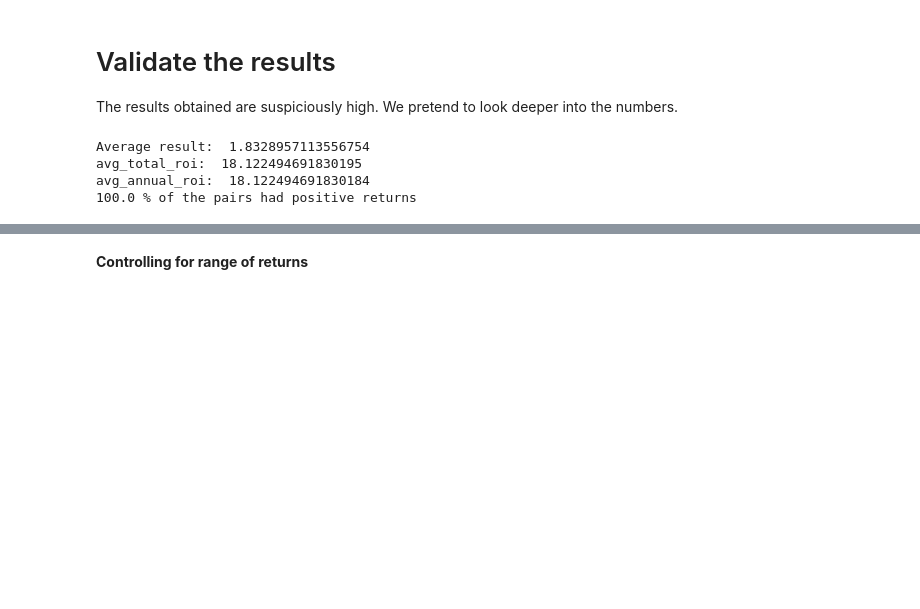
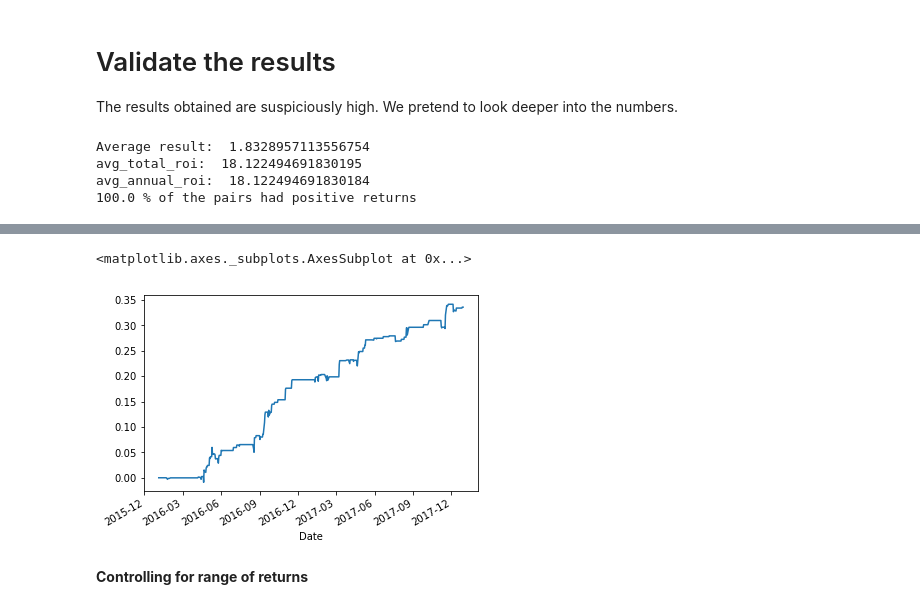
Before and after one commit to simaomsarmento/PairsTrading, a Jupyter notebook: PairsTrading_CommodityETFs-Benchmark.ipynb, the cells around one changed output, grey strips where cells are left out. Saved outputs shown, nothing was run; the diff lists cells and outputs as text; code cells hidden in the pictures; blank space fills up the shorter version.

```diff
--- a/PairsTrading_CommodityETFs-Benchmark.ipynb
+++ b/PairsTrading_CommodityETFs-Benchmark.ipynb
@@ -558,3 +502,8 @@ performance_kalman_test[10][1]
+# %%
+(np.cumprod(1 + performance_kalman[5][1]['2016-01-01':].ret) - 1).plot()
+# %% [output]
+<matplotlib.axes._subplots.AxesSubplot at 0x...>
+[figure, added]
 # %% [markdown]
 **Controlling for range of returns**
 # %%
```
Also changed, not shown: parts of 11 cells of this notebook, 5 other files.
